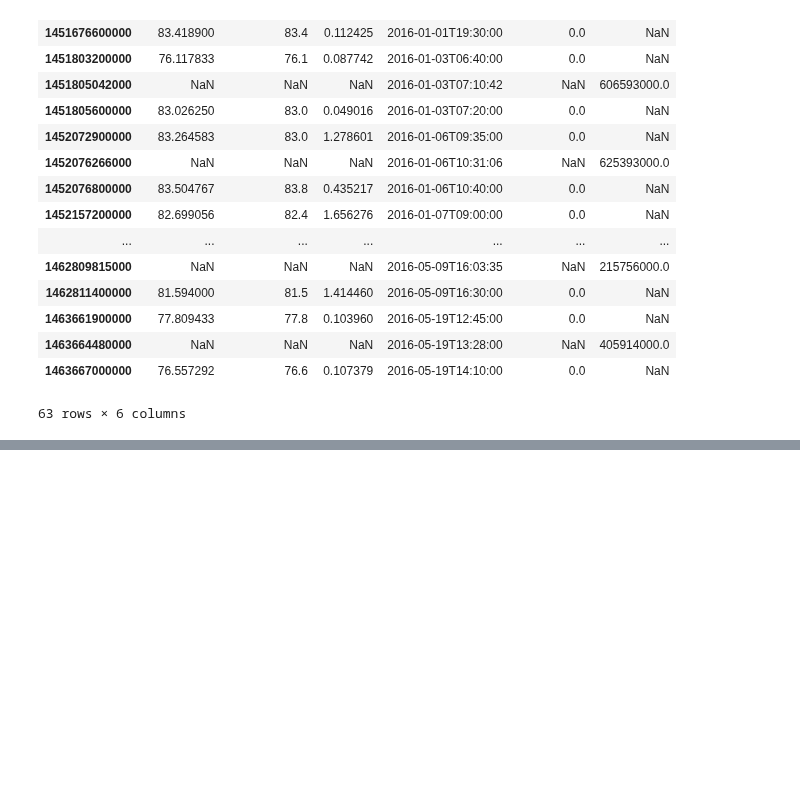
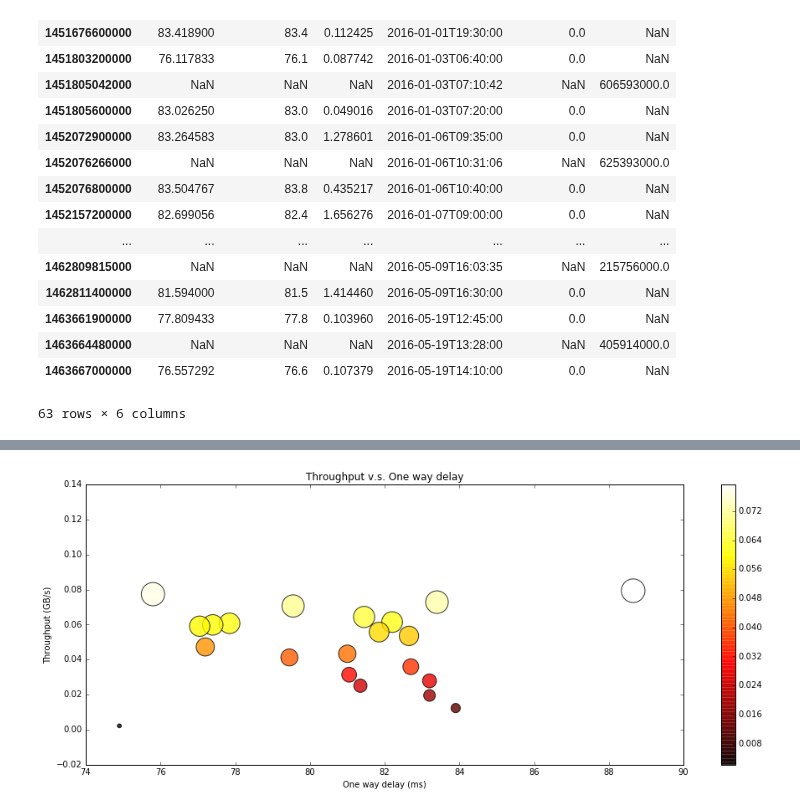
Before and after one commit to ATLAS-Analytics/AnalyticsNotebooks, a Jupyter notebook: Xinran/Xinran3.ipynb, the cells around one changed output, grey strips where cells are left out. Saved outputs shown, nothing was run; the diff lists cells and outputs as text; code cells hidden in the pictures; blank space fills up the shorter version.

```diff
--- a/Xinran/Xinran3.ipynb
+++ b/Xinran/Xinran3.ipynb
@@ -352,0 +459,8 @@ p
+# %%
+plt.figure(figsize=[16, 6])
+plt.scatter(dm, tp, s=tp * 10000, c=tp, alpha=.8, cmap='hot')
+plt.colorbar()
+plt.xlabel('One way delay (ms)'), plt.ylabel('Throughput (GB/s)'), plt.title('Throughput v.s. One way delay')
+plt.show()
+# %% [output]
+[figure, added]
```
Also changed, not shown: parts of 23 cells of this notebook, 8 other files.
